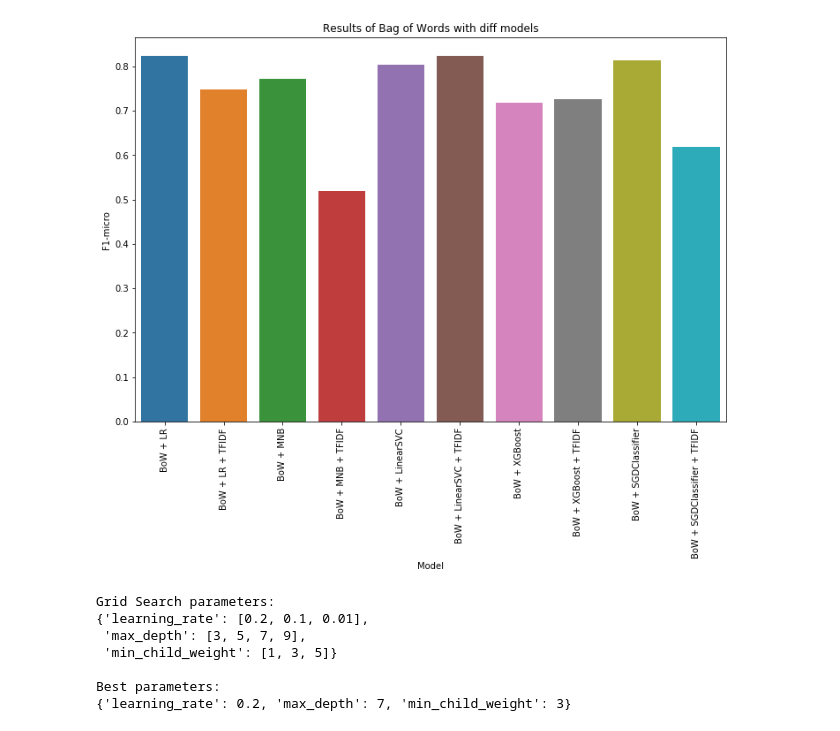
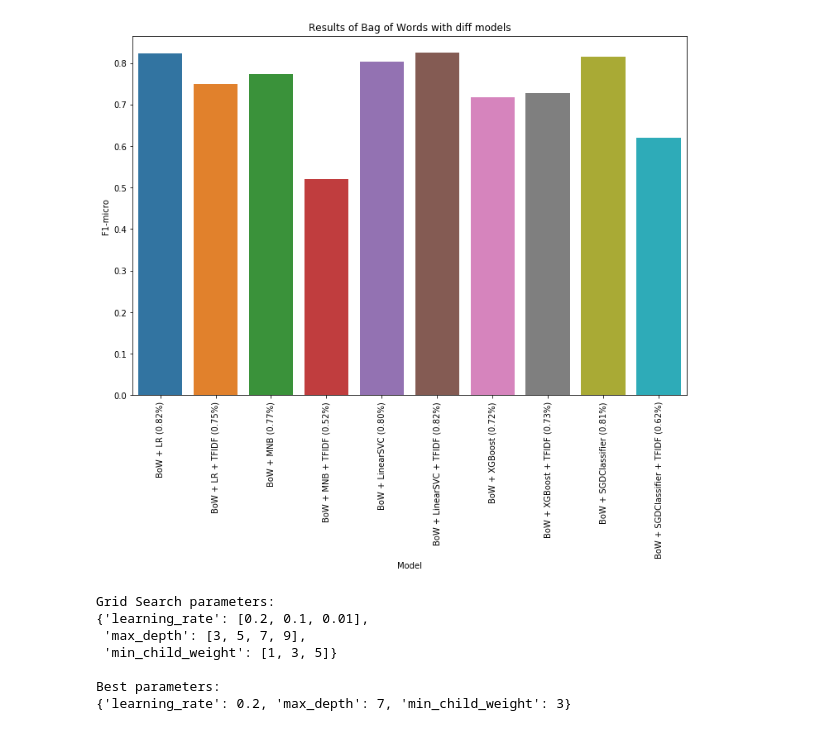
Before and after one commit to tamarakatic/sentiment-analysis-of-drug-reviews, a Jupyter notebook: notebooks/2.0-bow-results.ipynb, the cells around one changed output. Drawn from its saved outputs; the diff is of its cells as text; code cells hidden in the pictures.

```diff
--- a/notebooks/2.0-bow-results.ipynb
+++ b/notebooks/2.0-bow-results.ipynb
@@ -9,15 +9,16 @@ import seaborn as sns
 bow=pd.read_csv('../reports/report.csv')
 # %%
 plt.figure(figsize=(12, 8))
-sns.barplot(bow['model'], bow['f1_micro'])
+sns.barplot([("{} ({:.2f}%)").format(row['model'], row['f1_micro']) for i, row in bow.iterrows()], bow['f1_micro'])
+
 
 plt.title("Results of Bag of Words with diff models")
 plt.xlabel("Model")
 plt.xticks(rotation='vertical')
 plt.ylabel("F1-micro")
 plt.show()
 # %% [output]
-[figure, old version]
+[figure, new version]
 # %%
 import json
 from pprint import pprint
```
Also changed, not shown: parts of 1 cell of this notebook, 3 other files.
